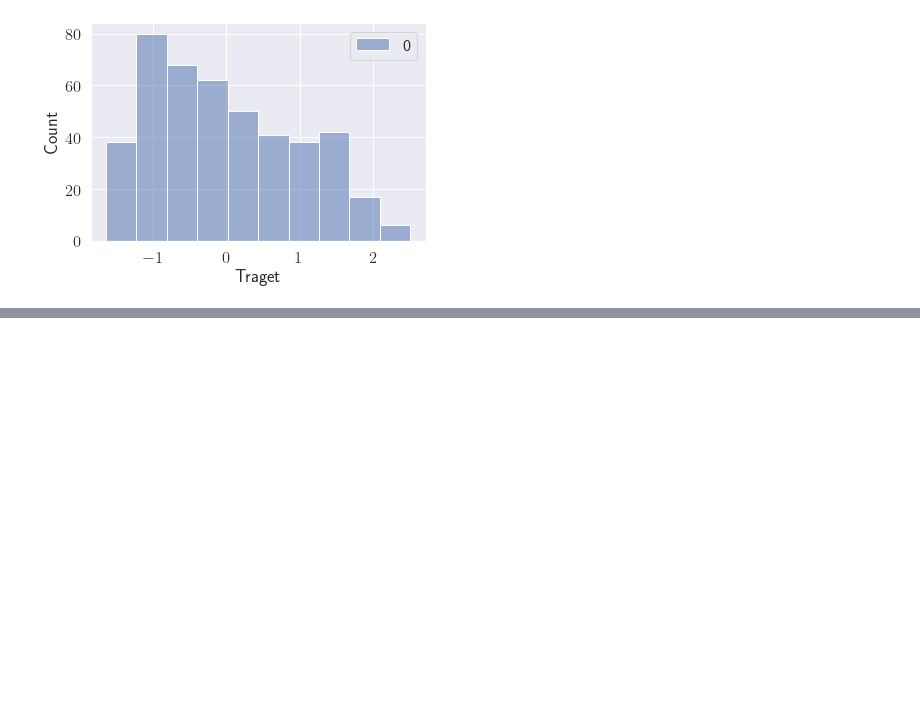
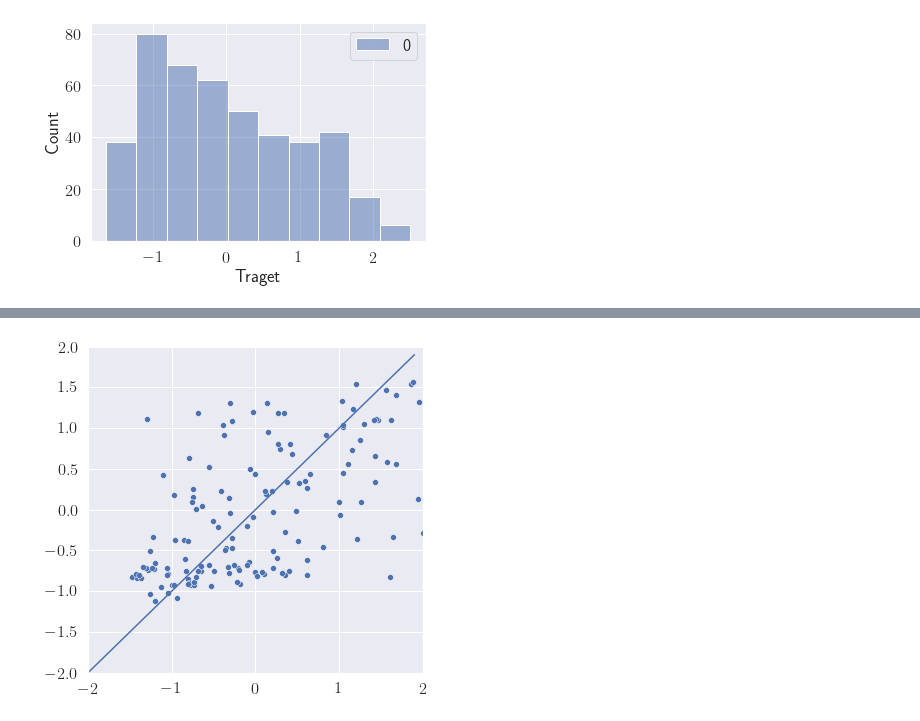
Before and after one commit to denyskononenko/datasciencesnippets, a Jupyter notebook: regress/regreesion_diabetes.ipynb, the cells around one changed output, grey strips where cells are left out. Saved outputs shown, nothing was run; the diff lists cells and outputs as text; code cells hidden in the pictures; blank space fills up the shorter version.

```diff
--- a/regress/regreesion_diabetes.ipynb
+++ b/regress/regreesion_diabetes.ipynb
@@ -39,10 +42,16 @@ def make_nn_regressor(input_dim):
     """
     model = Sequential()
     layers = [
-        Dense(128, input_dim=input_dim, activation='relu'),
+        Dense(16, input_dim=input_dim, activation='relu'),
+        Dropout(0.5),
         Dense(64, activation='relu'),
-        Dense(3, activation='linear'),
+        Dropout(0.5),
+        Dense(64, activation='relu'),
+        Dropout(0.5),
+        Dense(32, activation='relu'),
+        Dense(1, activation='linear'),
     ]
+    opt = Adam(learning_rate=0.0005)
 
     for l in layers:
         model.add(l)
@@ -50,7 +59,7 @@ def make_nn_regressor(input_dim):
     # compile the keras model
     model.compile(
         loss='mse',
-        optimizer='adam',
-        metrics=['accuracy'])
+        optimizer=opt,
+        metrics=['mse', 'cosine_similarity'])
 
     return model
@@ -108,0 +174,11 @@ plt.show()
+# %%
+Y_pred_test = model.predict(X_test)
+
+fig, ax = plt.subplots(figsize=(6,6))
+sns.lineplot(x=np.arange(-2, 2, 0.1), y=np.arange(-2, 2, 0.1))
+sns.scatterplot(x=Y_test.flatten(), y=Y_pred_test.flatten())
+plt.xlim([-2, 2])
+plt.ylim([-2, 2])
+plt.show()
+# %% [output]
+[figure, added]
```
Also changed, not shown: parts of 12 cells of this notebook.
